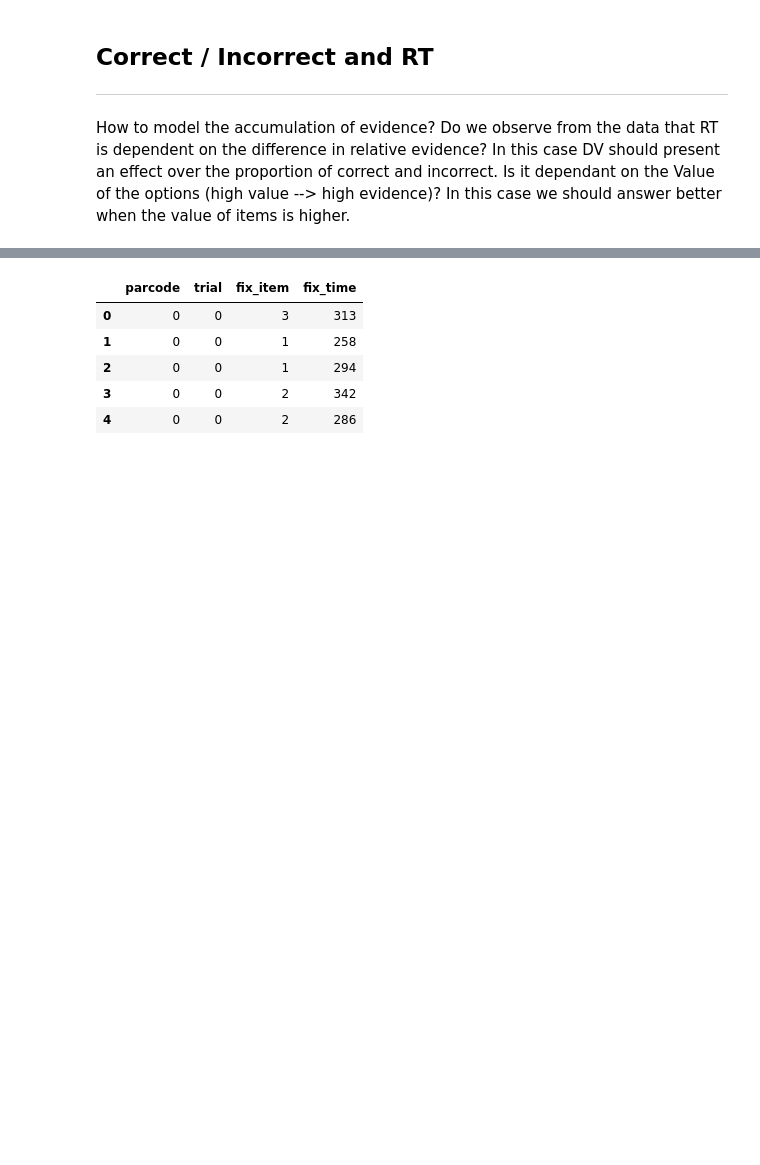
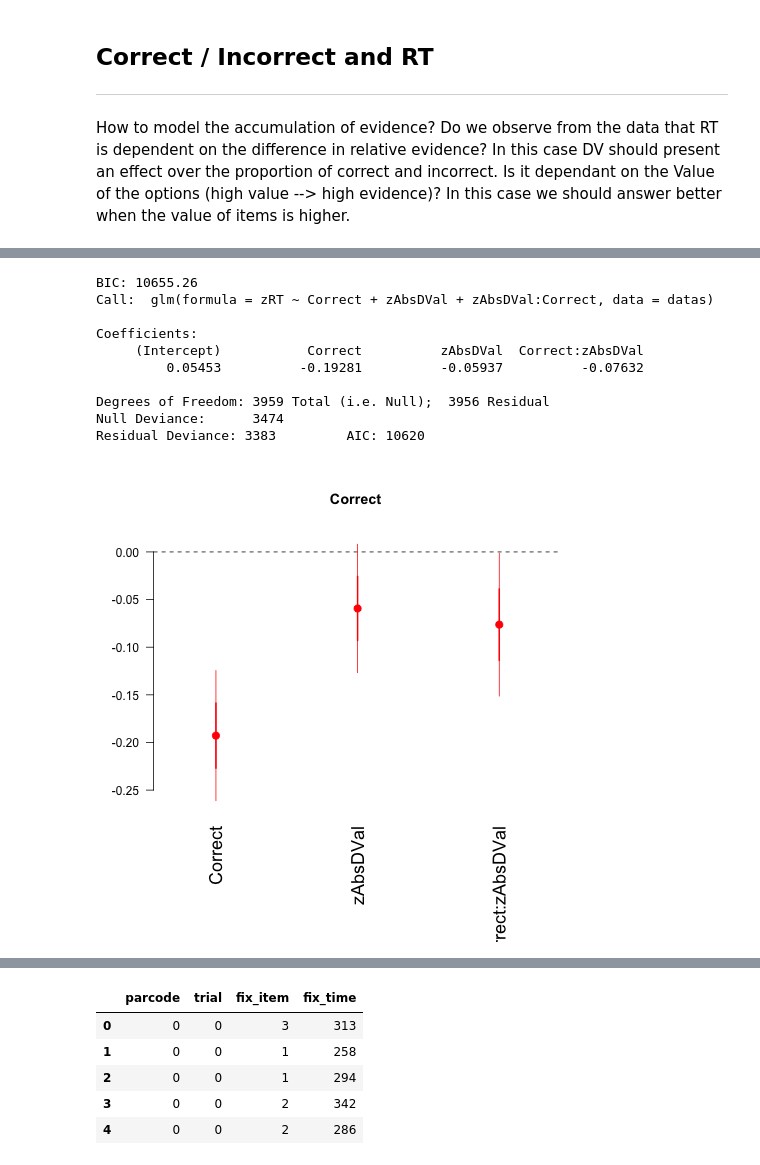
Before and after one commit to pradysepulveda/glamDDM_FF2018, a Jupyter notebook: MariusEnquiry2.ipynb, the cells around one changed output, grey strips where cells are left out. Saved outputs shown, nothing was run; the diff lists cells and outputs as text; code cells hidden in the pictures; blank space fills up the shorter version.

```diff
--- a/MariusEnquiry2.ipynb
+++ b/MariusEnquiry2.ipynb
@@ -139,0 +209,21 @@ Error in coefplot(ModelCorrect_1, intercept = FALSE, vertical = FALSE,  :
+# %%
+%%R
+title_plot = " Correct  "
+ModelCorrect_1 <- glm(zRT ~ Correct + zAbsDVal +zAbsDVal:Correct , data= datas)
+coefplot(ModelCorrect_1,intercept=FALSE,vertical = FALSE,  col.pts="red", cex.var=1.5, cex.pts=2, mar = c(8,4,5,1),main=title_plot)
+#legend("topright",  legend=c("Dislike", "Like"),col=c("red", "blue"), lty=1:1, cex=1)
+BICc1 = BIC(ModelCorrect_1)
+cat("BIC:" , BICc1)
+ModelCorrect_1
+# %% [output]
+BIC: 10655.26
+Call:  glm(formula = zRT ~ Correct + zAbsDVal + zAbsDVal:Correct, data = datas)
+
+Coefficients:
+     (Intercept)           Correct          zAbsDVal  Correct:zAbsDVal
+         0.05453          -0.19281          -0.05937          -0.07632
+
+Degrees of Freedom: 3959 Total (i.e. Null);  3956 Residual
+Null Deviance:      3474
+Residual Deviance: 3383         AIC: 10620
+[figure, added]
```
Also changed, not shown: parts of 54 cells of this notebook, 4 other files.
